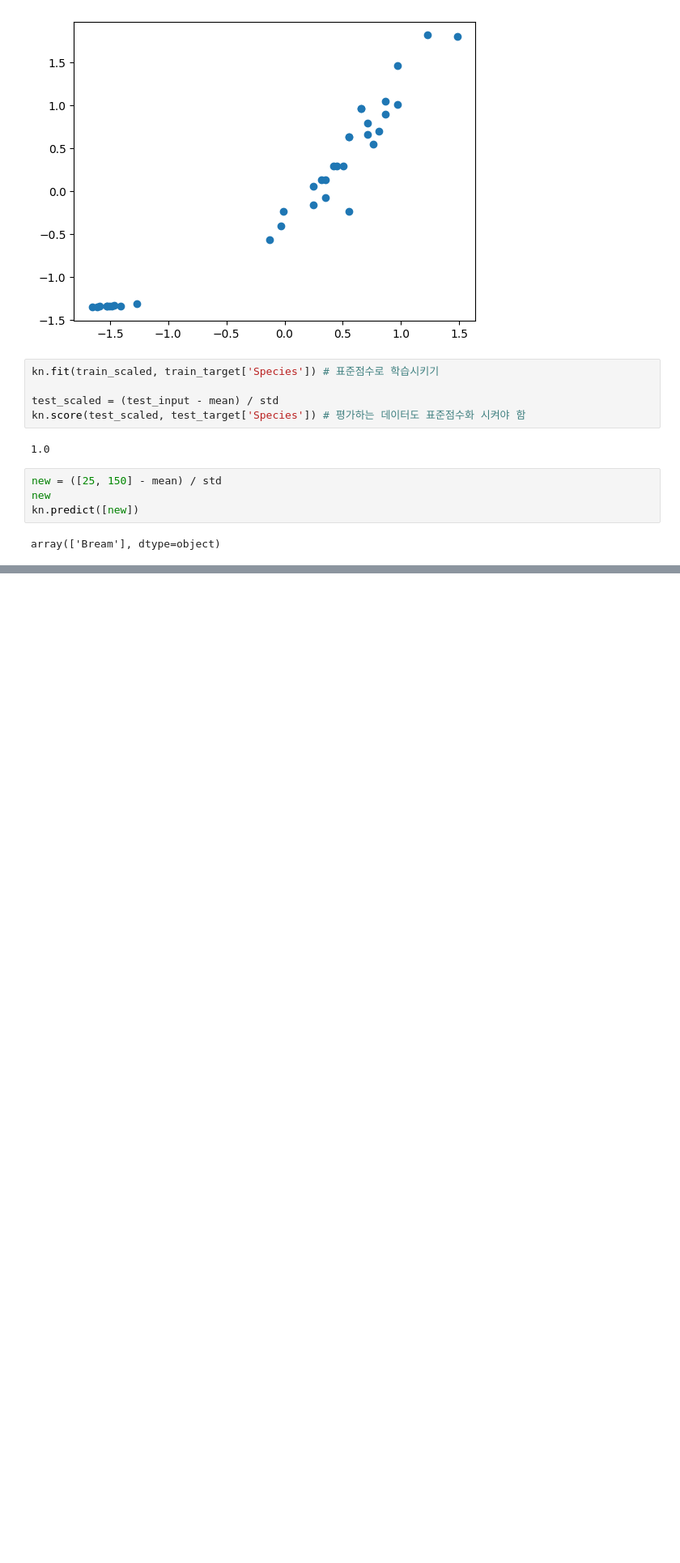
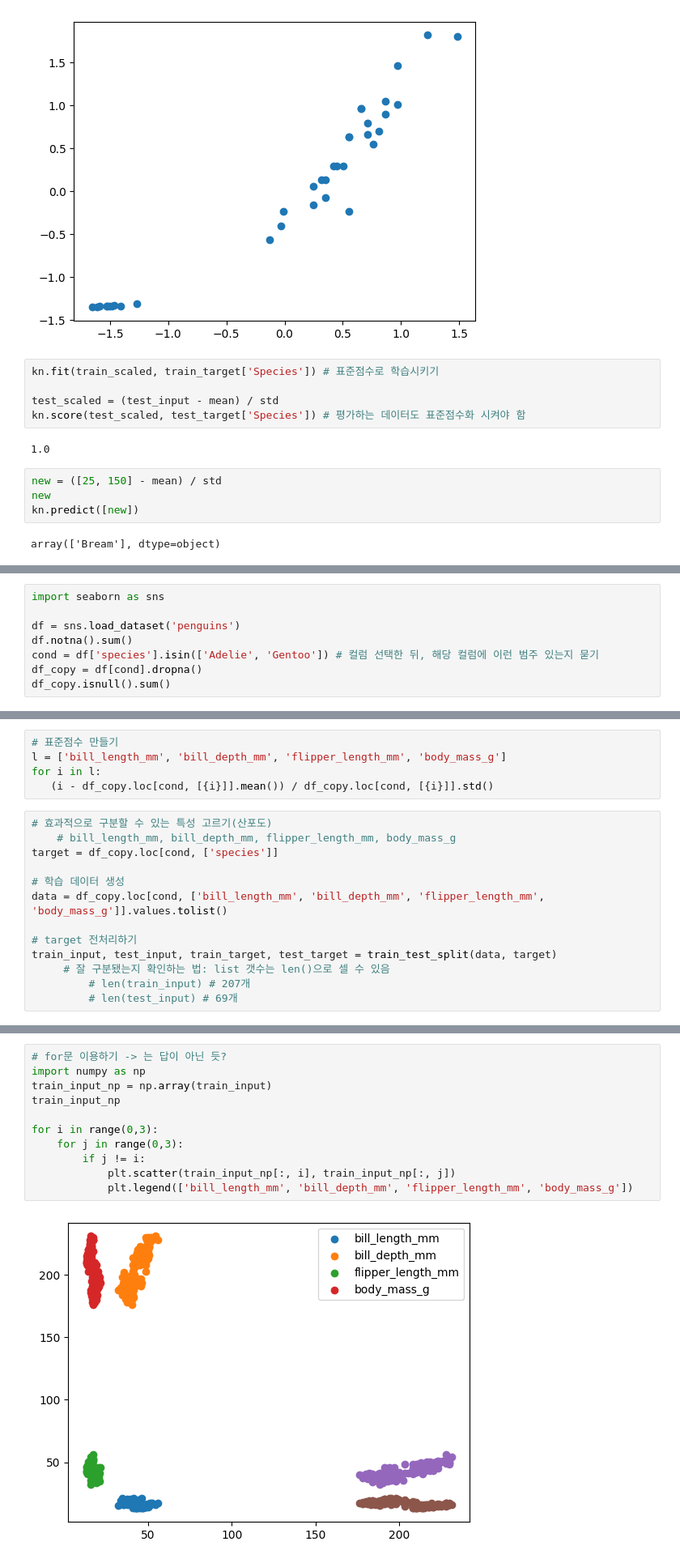
Before and after one commit to alslsol/ml, a Jupyter notebook: 2-2.ipynb, the cells around one changed output, grey strips where cells are left out. Shown at 81% size. Cells and saved outputs as stored; diff of their text form; blank space fills up the shorter version.

```diff
--- a/2-2.ipynb
+++ b/2-2.ipynb
@@ -108,0 +130,8 @@ array(['Bream'], dtype=object)
+# %%
+import seaborn as sns
+
+df = sns.load_dataset('penguins')
+df.notna().sum()
+cond = df['species'].isin(['Adelie', 'Gentoo']) # 컬럼 선택한 뒤, 해당 컬럼에 이런 범주 있는지 묻기
+df_copy = df[cond].dropna()
+df_copy.isnull().sum()
@@ -108,0 +147,18 @@ array(['Bream'], dtype=object)
+# %%
+# 표준점수 만들기
+l = ['bill_length_mm', 'bill_depth_mm', 'flipper_length_mm', 'body_mass_g']
+for i in l:
+   (i - df_copy.loc[cond, [{i}]].mean()) / df_copy.loc[cond, [{i}]].std()
+# %%
+# 효과적으로 구분할 수 있는 특성 고르기(산포도)
+    # bill_length_mm, bill_depth_mm, flipper_length_mm, body_mass_g
+target = df_copy.loc[cond, ['species']]
+
+# 학습 데이터 생성
+data = df_copy.loc[cond, ['bill_length_mm', 'bill_depth_mm', 'flipper_length_mm', 'body_mass_g']].values.tolist()
+
+# target 전처리하기
+train_input, test_input, train_target, test_target = train_test_split(data, target)
+     # 잘 구분됐는지 확인하는 법: list 갯수는 len()으로 셀 수 있음
+         # len(train_input) # 207개
+         # len(test_input) # 69개
@@ -108,0 +197,13 @@ array(['Bream'], dtype=object)
+# %%
+# for문 이용하기 -> 는 답이 아닌 듯?
+import numpy as np
+train_input_np = np.array(train_input)
+train_input_np
+
+for i in range(0,3):
+    for j in range(0,3):
+        if j != i:
+            plt.scatter(train_input_np[:, i], train_input_np[:, j])
+            plt.legend(['bill_length_mm', 'bill_depth_mm', 'flipper_length_mm', 'body_mass_g'])
+# %% [output]
+[figure, added]
```
Also changed, not shown: parts of 8 cells of this notebook.
